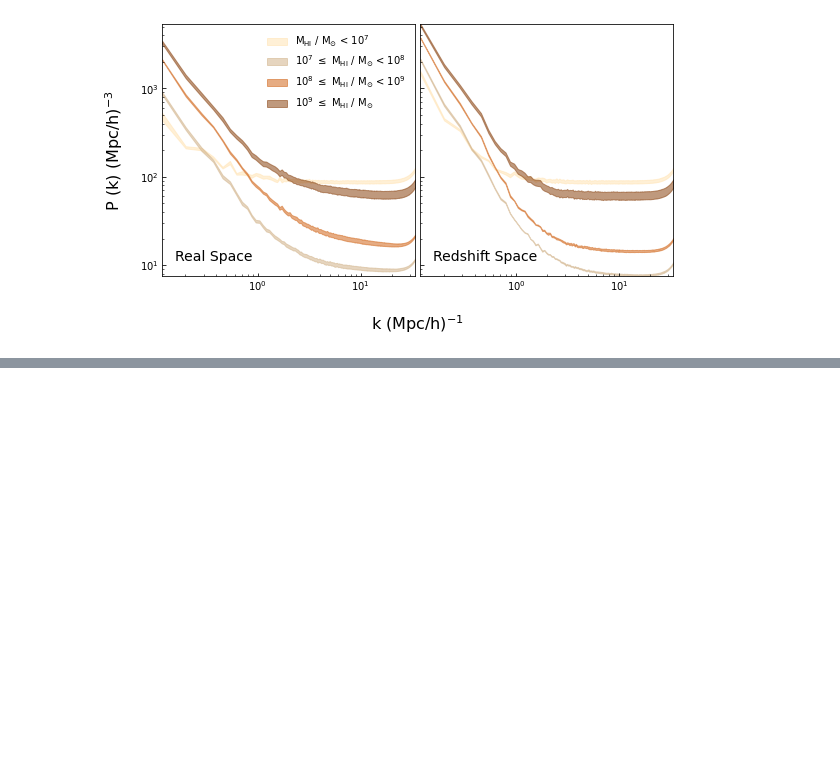
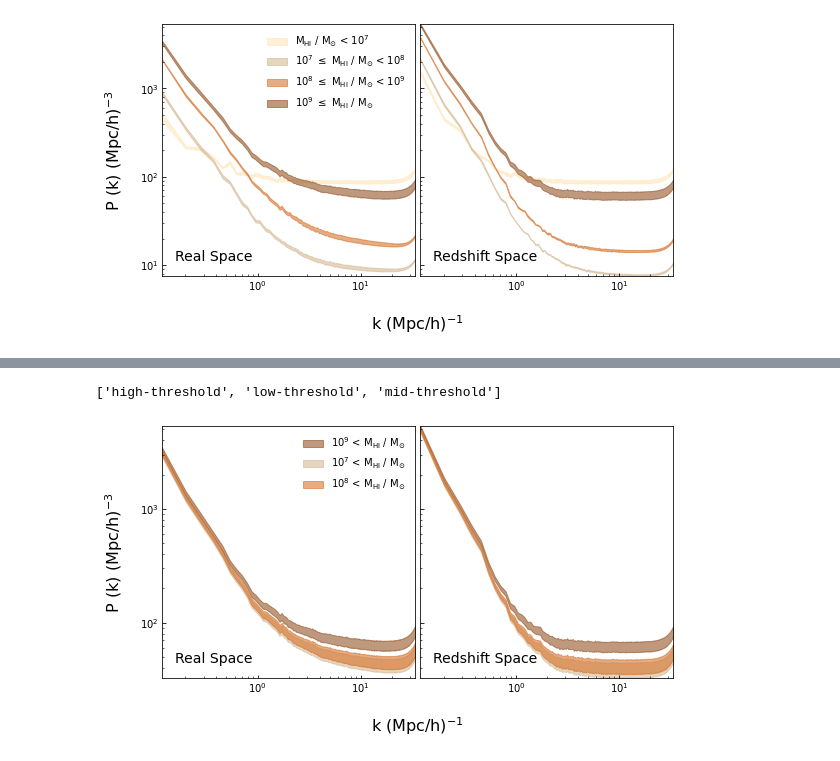
Before and after one commit to calvinosinga/hcolor, a Jupyter notebook: fig_md_analysis/galaxy_auto/Untitled1.ipynb, the cells around one changed output, grey strips where cells are left out. Cells and saved outputs as stored; diff of their text form; code cells hidden in the pictures; blank space fills up the shorter version.

```diff
--- a/fig_md_analysis/galaxy_auto/Untitled1.ipynb
+++ b/fig_md_analysis/galaxy_auto/Untitled1.ipynb
@@ -115,0 +134,8 @@ plt.table(cellText = counts, rowLabels = rowtxt, colLabels = coltxt,
+# %%
+flib = FigureLibrary(hifile, 'pk')
+flib.createFigGrid(1,2, panel_length = 3.5)
+fig, panels = flib.getFig()
+rmp = {'HI_res':['diemer', 'lowest-bin', 'low-bin', 'mid-bin','high-bin']}
+ip = {'fieldname':'hisubhalo'}
+figarr = flib.arrangeResults(ip, 'snapshot', [99], 'space', ['real','redshift'],
+                    'HI_res', rmprops = rmp)
@@ -115,0 +144,12 @@ plt.table(cellText = counts, rowLabels = rowtxt, colLabels = coltxt,
+# %%
+bindefs = []
+thdefs = []
+for r in figarr[0,0]:
+    hidef = r.props['HI_res']
+    if hidef not in bindefs and 'bin' in hidef:
+        bindefs.append(hidef)
+    if hidef not in thdefs and 'threshold' in hidef:
+        thdefs.append(hidef)
+print(thdefs)
+# %% [output]
+['high-threshold', 'low-threshold', 'mid-threshold']
@@ -115,0 +202,4 @@ plt.table(cellText = counts, rowLabels = rowtxt, colLabels = coltxt,
+# %%
+fig
+# %% [output]
+[figure, added]
```
Also changed, not shown: parts of 13 cells of this notebook, 4 other files.
